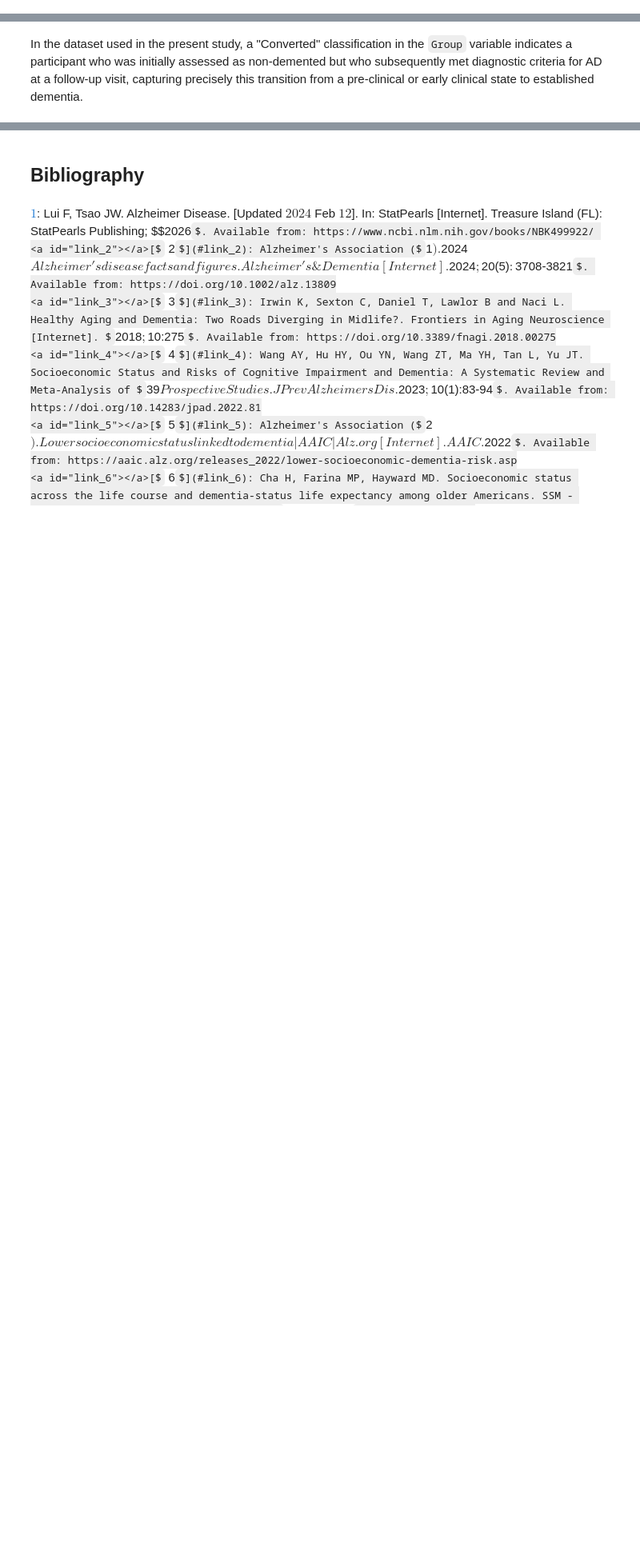
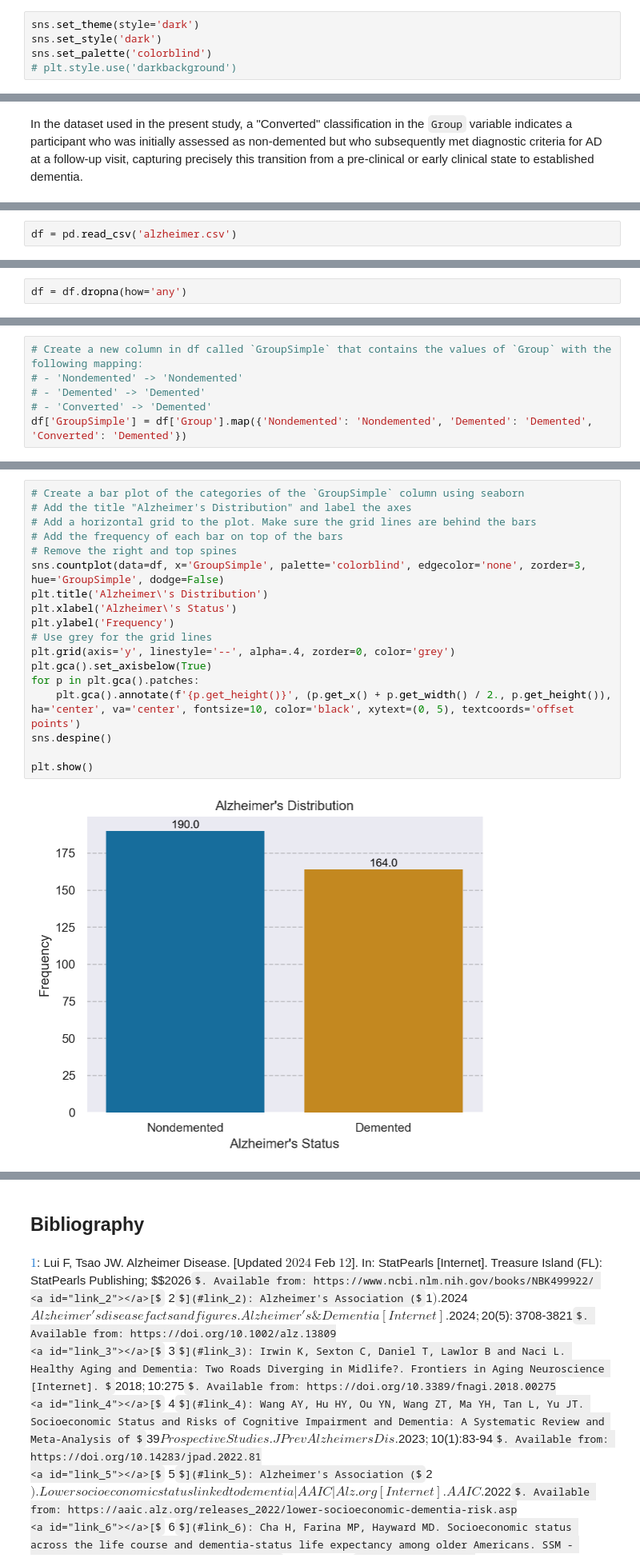
Before and after one commit to LaibaSiddique-GW/FinalProject, a Jupyter notebook: Alzheimers_Final_Project.ipynb, the cells around one changed output, grey strips where cells are left out. Shown at 80% size. Saved outputs shown, nothing was run; the diff lists cells and outputs as text; some formulas as TeX source; blank space fills up the shorter version.

```diff
--- a/Alzheimers_Final_Project.ipynb
+++ b/Alzheimers_Final_Project.ipynb
@@ -8,3 +25,8 @@
+# %%
+sns.set_theme(style='dark')
+sns.set_style('dark')
+sns.set_palette('colorblind')
+# plt.style.use('darkbackground')
 # %% [markdown]
 ## Introduction
 # %% [markdown]
@@ -51,0 +105,2 @@ In the dataset used in the present study, a "Converted" classification in the `G
+# %%
+df = pd.read_csv('alzheimer.csv')
@@ -51,0 +123,2 @@ In the dataset used in the present study, a "Converted" classification in the `G
+# %%
+df = df.dropna(how='any')
@@ -51,0 +198,6 @@ In the dataset used in the present study, a "Converted" classification in the `G
+# %%
+# Create a new column in df called `GroupSimple` that contains the values of `Group` with the following mapping:
+# - 'Nondemented' -> 'Nondemented'
+# - 'Demented' -> 'Demented'
+# - 'Converted' -> 'Demented'
+df['GroupSimple'] = df['Group'].map({'Nondemented': 'Nondemented', 'Demented': 'Demented', 'Converted': 'Demented'})
@@ -51,0 +231,20 @@ In the dataset used in the present study, a "Converted" classification in the `G
+# %%
+# Create a bar plot of the categories of the `GroupSimple` column using seaborn
+# Add the title "Alzheimer's Distribution" and label the axes
+# Add a horizontal grid to the plot. Make sure the grid lines are behind the bars
+# Add the frequency of each bar on top of the bars
+# Remove the right and top spines
+sns.countplot(data=df, x='GroupSimple', palette='colorblind', edgecolor='none', zorder=3, hue='GroupSimple', dodge=False)
+plt.title('Alzheimer\'s Distribution')
+plt.xlabel('Alzheimer\'s Status')
+plt.ylabel('Frequency')
+# Use grey for the grid lines
+plt.grid(axis='y', linestyle='--', alpha=.4, zorder=0, color='grey')
+plt.gca().set_axisbelow(True)
+for p in plt.gca().patches:
+    plt.gca().annotate(f'{p.get_height()}', (p.get_x() + p.get_width() / 2., p.get_height()), ha='center', va='center', fontsize=10, color='black', xytext=(0, 5), textcoords='offset points')
+sns.despine()
+
+plt.show()
+# %% [output]
+[figure, added]
```
Also changed, not shown: parts of 140 cells of this notebook, 1 other file.
